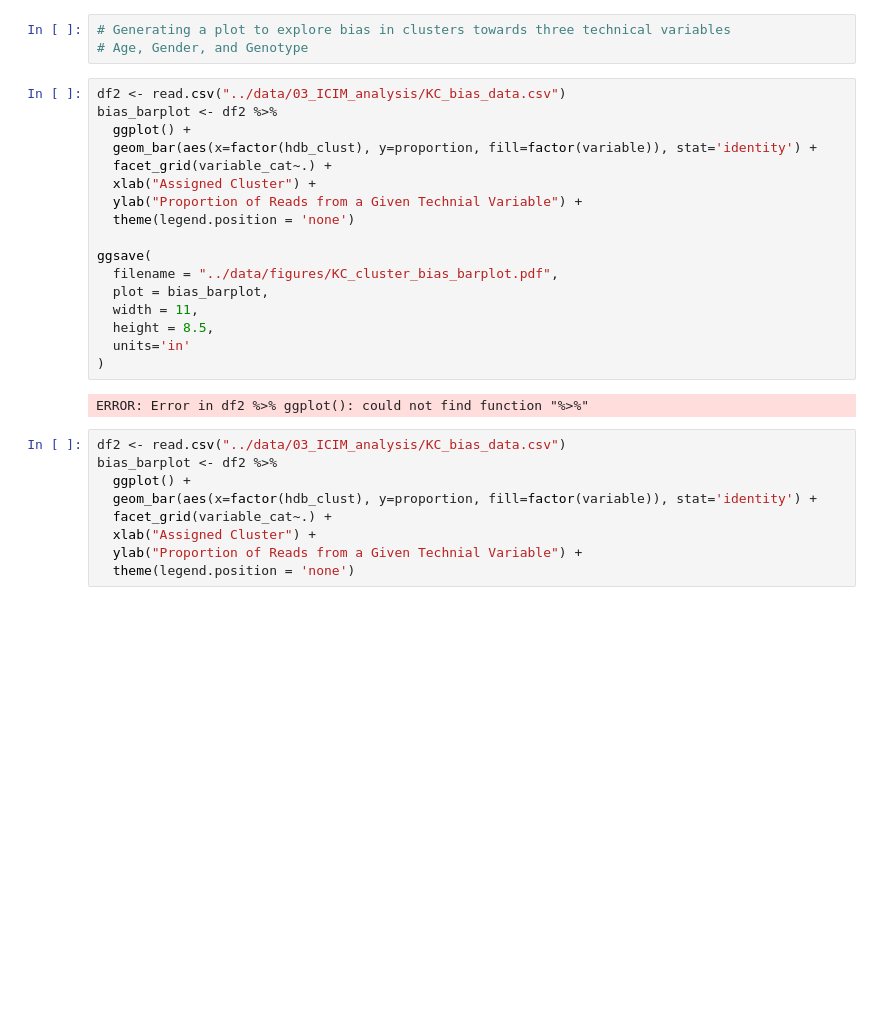
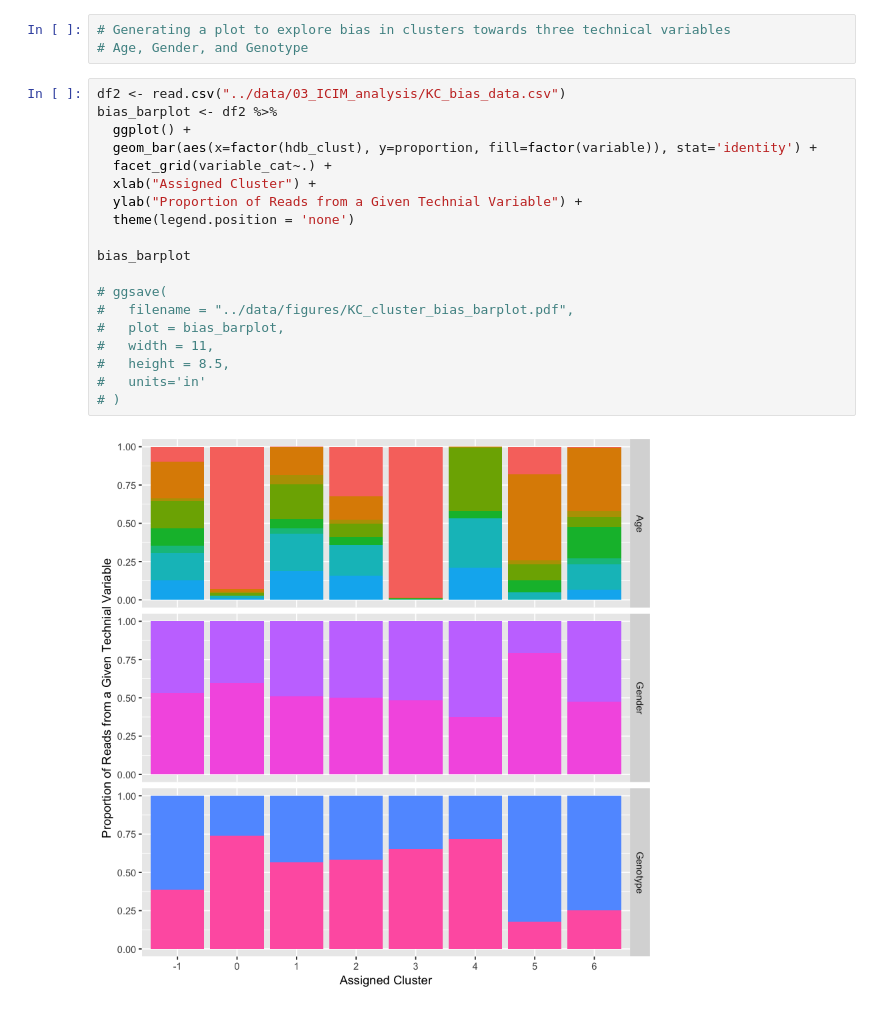
Before and after one commit to DeepSeq-KC/DS_Kenyon_Cells, a Jupyter notebook: notebook/02_plotting_tsne_R.ipynb, the cells around one changed output. Drawn from its saved outputs; the diff is of its cells as text; blank space fills up the shorter version.

```diff
--- a/notebook/02_plotting_tsne_R.ipynb
+++ b/notebook/02_plotting_tsne_R.ipynb
@@ -57,28 +68,21 @@ ggsave(
 # %%
 df2 <- read.csv("../data/03_ICIM_analysis/KC_bias_data.csv")
 bias_barplot <- df2 %>%
   ggplot() +
   geom_bar(aes(x=factor(hdb_clust), y=proportion, fill=factor(variable)), stat='identity') +
   facet_grid(variable_cat~.) +
   xlab("Assigned Cluster") +
   ylab("Proportion of Reads from a Given Technial Variable") +
   theme(legend.position = 'none')
 
-ggsave(
-  filename = "../data/figures/KC_cluster_bias_barplot.pdf",
-  plot = bias_barplot,
-  width = 11,
-  height = 8.5,
-  units='in'
-)
+bias_barplot
+
+# ggsave(
+#   filename = "../data/figures/KC_cluster_bias_barplot.pdf",
+#   plot = bias_barplot,
+#   width = 11,
+#   height = 8.5,
+#   units='in'
+# )
 # %% [output]
-ERROR: Error in df2 %>% ggplot(): could not find function "%>%"
+[figure, added]
-# %%
-df2 <- read.csv("../data/03_ICIM_analysis/KC_bias_data.csv")
-bias_barplot <- df2 %>%
-  ggplot() +
-  geom_bar(aes(x=factor(hdb_clust), y=proportion, fill=factor(variable)), stat='identity') +
-  facet_grid(variable_cat~.) +
-  xlab("Assigned Cluster") +
-  ylab("Proportion of Reads from a Given Technial Variable") +
-  theme(legend.position = 'none')
```
Also changed, not shown: parts of 3 cells of this notebook.
